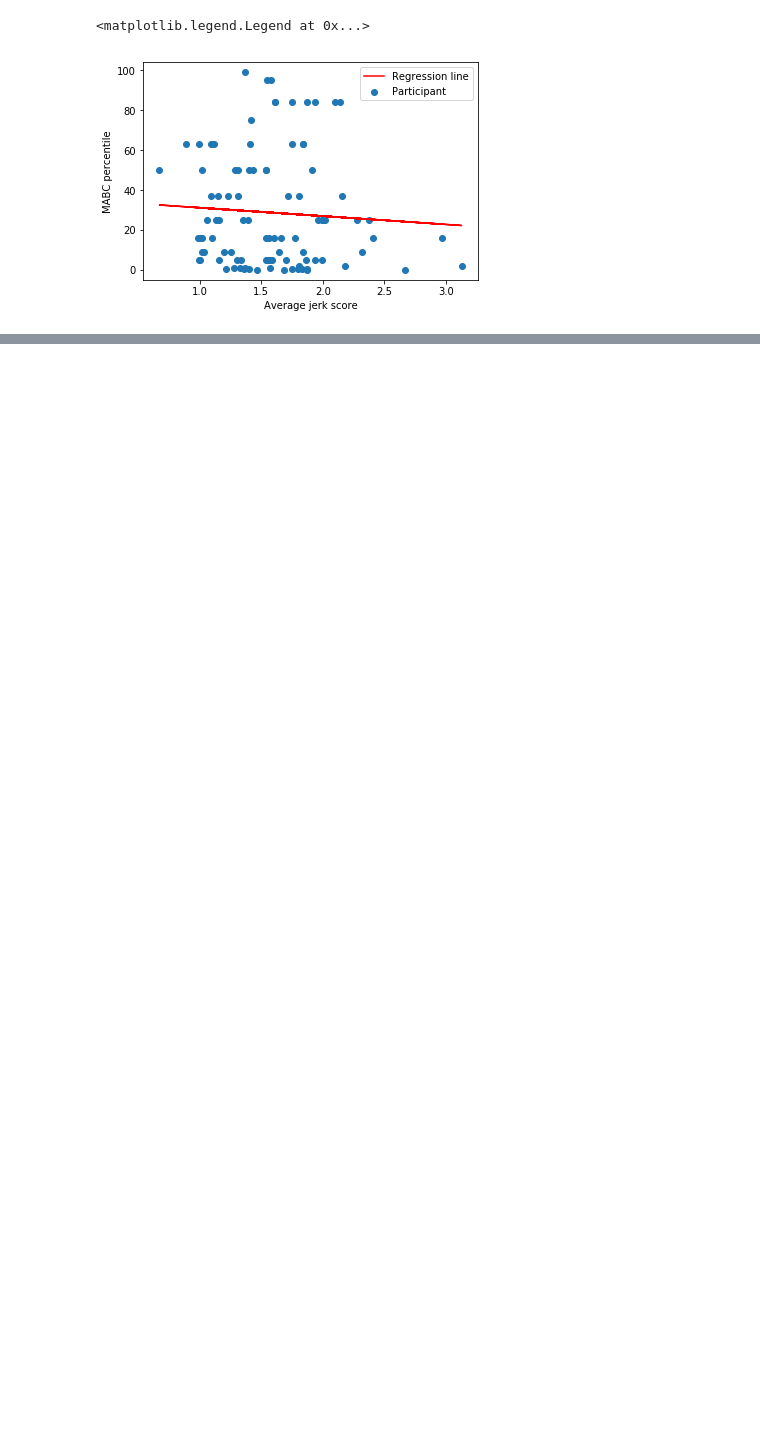
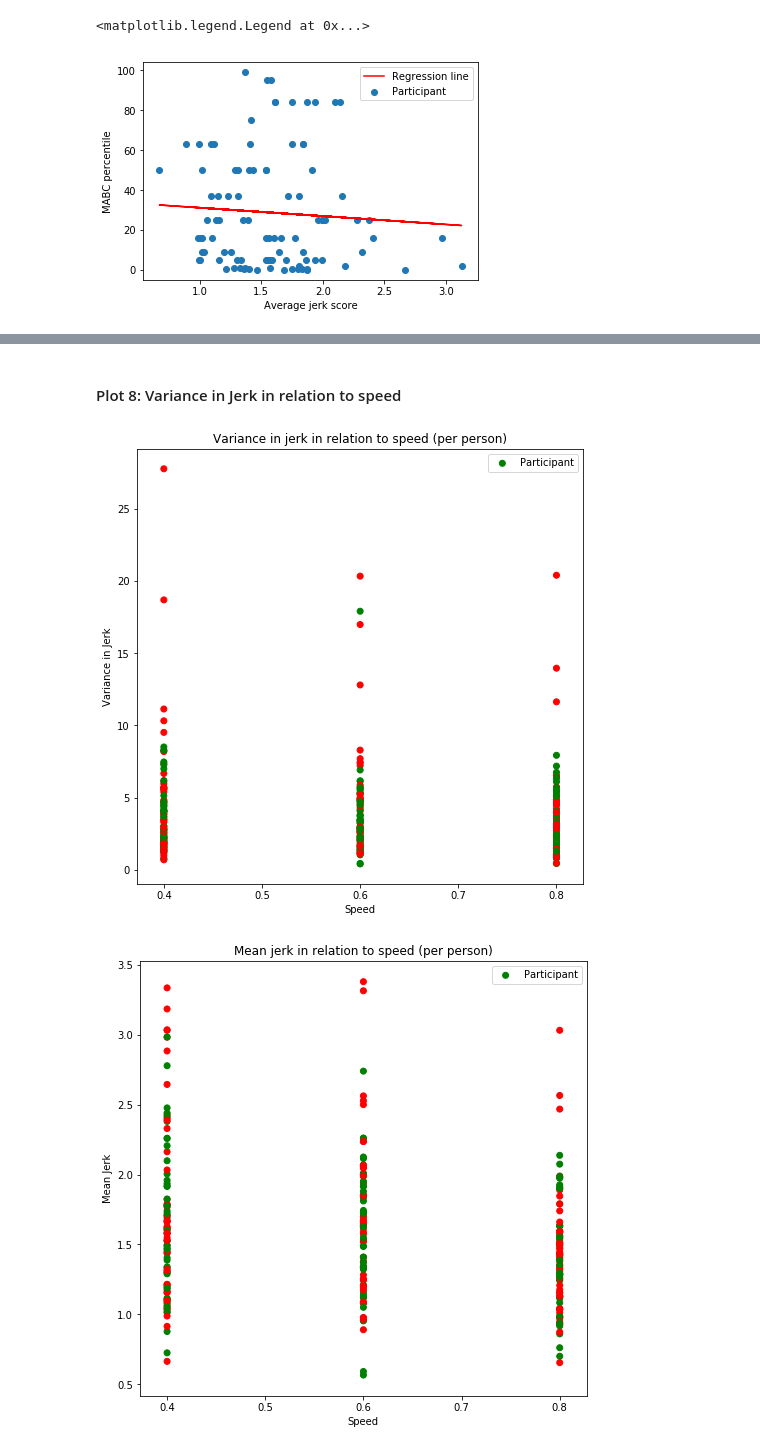
Before and after one commit to mangow/sps, a Jupyter notebook: sps.ipynb, the cells around one changed output, grey strips where cells are left out. Cells and saved outputs as stored; diff of their text form; code cells hidden in the pictures; blank space fills up the shorter version.

```diff
--- a/sps.ipynb
+++ b/sps.ipynb
@@ -406,28 +285,0 @@ percs = list(rr_data_id['mabc_percentile_score'])
-# %%
-# scatter plot ages
-ages_low = []
-ages_high = []
-for age, perc in zip(ages, percs):
-    if perc <= 17:
-        ages_low.append(age)
-        plt.scatter(age, perc, color='red')
-    else:
-        ages_high.append(age)
-        plt.scatter(age, perc, color='blue')
-
-plt.title('Age and Percentile score')
-plt.rcParams["figure.figsize"] = (5.5, 12.5)
-# uncomment for save
-# plt.savefig('plots/scatter_ages.png', dpi=100)
-plt.show()
-
-# boxplot ages
-my_dict = {'Low ABC': ages_low, 'High ABC': ages_high}
-
-fig, ax = plt.subplots()
-plt.title('Age distribution')
-ax.boxplot(my_dict.values())
-ax.set_xticklabels(my_dict.keys())
-fig.set_size_inches(14.5, 8.5)
-# uncomment for save
-# fig.savefig('plots/age_percentile.png', dpi=100)
@@ -479,3 +346,5 @@ plt.legend()
+# %% [markdown]
+#### Plot 8: Variance in Jerk in relation to speed
 # %%
 # create a dataframe containing this data
 subdata_jerk_speed = rr_data[['ID', 'jerk', 'mabc_binary_score', 'snelheid', 'round']]
@@ -492,32 +361,35 @@ speed_list = []
 mabc_list = []
 
 # onderpresterende kinderen reacting to snelheid en jerk
 for child_id in children_ids:
     mabc = subdata_jerk_speed.loc[subdata_jerk_speed['ID'] == child_id]['mabc_binary_score'].mean()
     for speed in speedset:
         var_jerk = subdata_jerk_speed.loc[(subdata_jerk_speed['ID'] == child_id) & (subdata_jerk_speed['snelheid'] == speed)]['jerk'].var()
         mean_jerk = subdata_jerk_speed.loc[(subdata_jerk_speed['ID'] == child_id) & (subdata_jerk_speed['snelheid'] == speed)]['jerk'].mean()
 #         print(child_id, "has", mean_jerk, var_jerk, " on speed", speed, ". His MABS is:", mabc)
         speed_list.append(speed)
         var_jerk_list.append(var_jerk)
         mean_jerk_list.append(mean_jerk)
         mabc_list.append(mabc)
 #     print()
 
 color_list = ['green' if int(i) is 0 else 'red' for i in mabc_list]
 
-plt.rcParams["figure.figsize"] = (13, 13)
+plt.rcParams["figure.figsize"] = (8,8)
 plt.scatter(speed_list, var_jerk_list, color=color_list, label='Participant')
 plt.title("Variance in jerk in relation to speed (per person)")
 plt.legend()
 plt.xlabel("Speed")
 plt.ylabel("Variance in Jerk")
 plt.show()
 
-plt.rcParams["figure.figsize"] = (13, 13)
+plt.rcParams["figure.figsize"] = (8,8)
 plt.scatter(speed_list, mean_jerk_list, color=color_list, label='Participant')
 plt.title("Mean jerk in relation to speed (per person)")
 plt.legend()
 plt.xlabel("Speed")
 plt.ylabel("Mean Jerk")
 plt.show()
+# %% [output]
+[figure, added]
+[figure, added]
```
Also changed, not shown: parts of 67 cells of this notebook.
